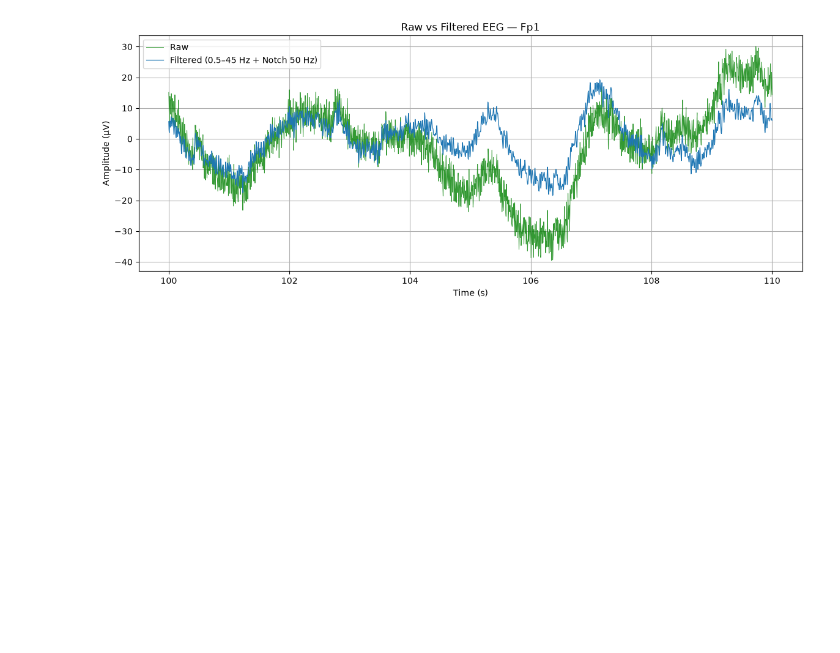
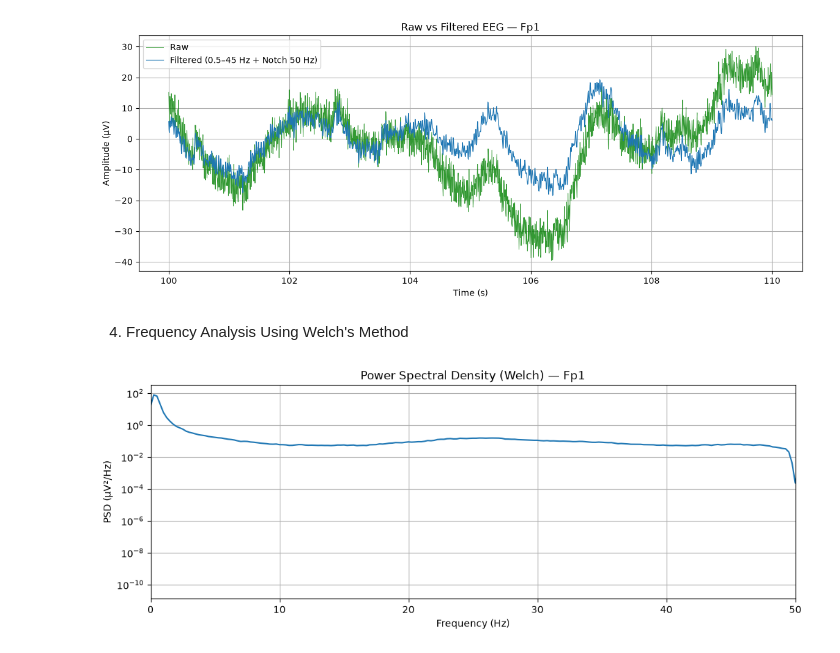
Before and after one commit to Mohsenmohebbi1993/EEG-Signals-From-Normal-and-MCI, a Jupyter notebook: Signal _EEG_data.ipynb, the cells around one changed output. Saved outputs shown, nothing was run; the diff lists cells and outputs as text; code cells hidden in the pictures; blank space fills up the shorter version.

Commit message:
4) Frequency Analysis Using Welch's Method

```diff
--- a/Signal _EEG_data.ipynb
+++ b/Signal _EEG_data.ipynb
@@ -276,3 +276,26 @@ plt.legend()
 plt.show()
 # %% [output]
 [figure]
+# %% [markdown]
+4) Frequency Analysis Using Welch's Method
+# %%
+from scipy.signal import welch
+
+sfreq = raw_filtered.info["sfreq"]
+
+frequencies, psd = welch(
+    filtered_signal_uv,
+    fs=sfreq,
+    nperseg=int(sfreq * 4)  # window 4 second
+)
+
+plt.figure(figsize=(12, 4))
+plt.semilogy(frequencies, psd)
+plt.xlim(0, 50)
+plt.xlabel("Frequency (Hz)")
+plt.ylabel("PSD (µV²/Hz)")
+plt.title(f"Power Spectral Density (Welch) — {target_channel}")
+plt.grid(True)
+plt.show()
+# %% [output]
+[figure, added]
```
